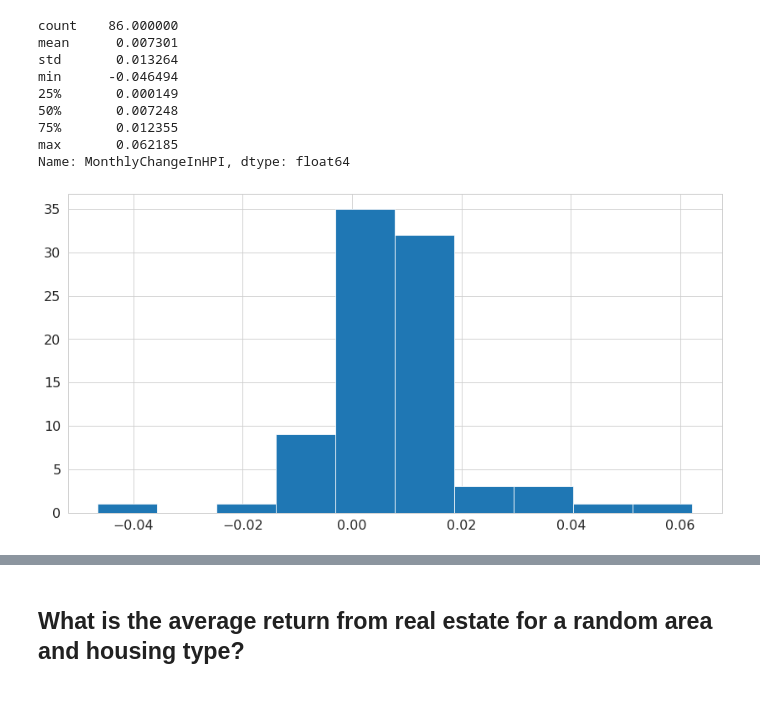
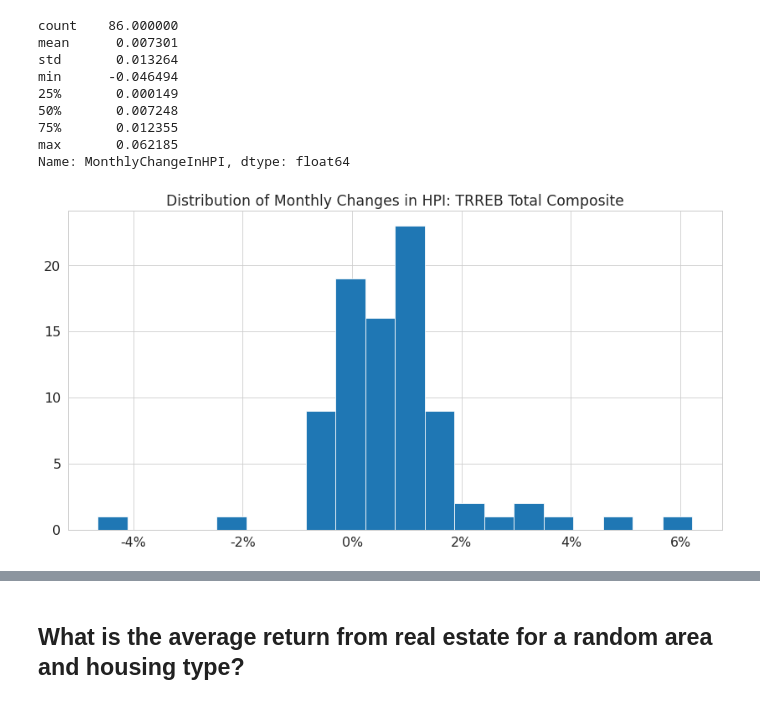
Before and after one commit to sinan-ozel/toronto-hpi, a Jupyter notebook: notebook/04.ExploratoryDataAnalysis.ipynb, the cells around one changed output, grey strips where cells are left out. Drawn from its saved outputs; the diff is of its cells as text; code cells hidden in the pictures.

Commit message:
Improve the histogram

```diff
--- a/notebook/04.ExploratoryDataAnalysis.ipynb
+++ b/notebook/04.ExploratoryDataAnalysis.ipynb
@@ -76,0 +87,15 @@ hpi_returns.sort_values(['Area', 'Type', 'Date'])[['Area', 'Type', 'Date', 'HPI'
+# %%
+with sns.plotting_context("paper", font_scale=1.8):
+    with sns.axes_style("whitegrid"):
+        ax = sns.lineplot(
+            data=hpi_returns[(hpi_returns['Area'].str.startswith('Toronto')) & (hpi_returns['Type'] == 'Composite') & (hpi_returns['Date'] > datetime(2012, 1, 1))],
+            x='Date',
+            y='MonthlyChangeInHPI',
+            style='Type',
+            estimator='mean'
+        )
+        ax.figure.set_figwidth(14)
+        ax.figure.set_figheight(7)
+        ax.set_title(f"HPI: Toronto Neighbourhoods")
+        ax.yaxis.set_major_formatter(lambda x, pos: '{:}%'.format(round(x * 100)))
+        fig = ax.get_figure()
@@ -117,8 +144,10 @@ Name: MonthlyChangeInHPI, dtype: float64
 # %%
 with sns.plotting_context("paper", font_scale=1.8):
     with sns.axes_style("whitegrid"):
-        ax = hpi_returns.query('Area == "TREB Total" & Type == "Composite"')['MonthlyChangeInHPI'].hist()
+        ax = hpi_returns.query('Area == "TREB Total" & Type == "Composite"')['MonthlyChangeInHPI'].hist(bins=20, density=False)
         ax.figure.set_figwidth(14)
         ax.figure.set_figheight(7)
+        ax.xaxis.set_major_formatter(lambda x, pos: '{:}%'.format(round(x * 100)))
+        ax.set_title(f"Distribution of Monthly Changes in HPI: TRREB Total Composite")
 # %% [output]
-[figure, old version]
+[figure, new version]
```
Also changed, not shown: parts of 7 cells of this notebook.
